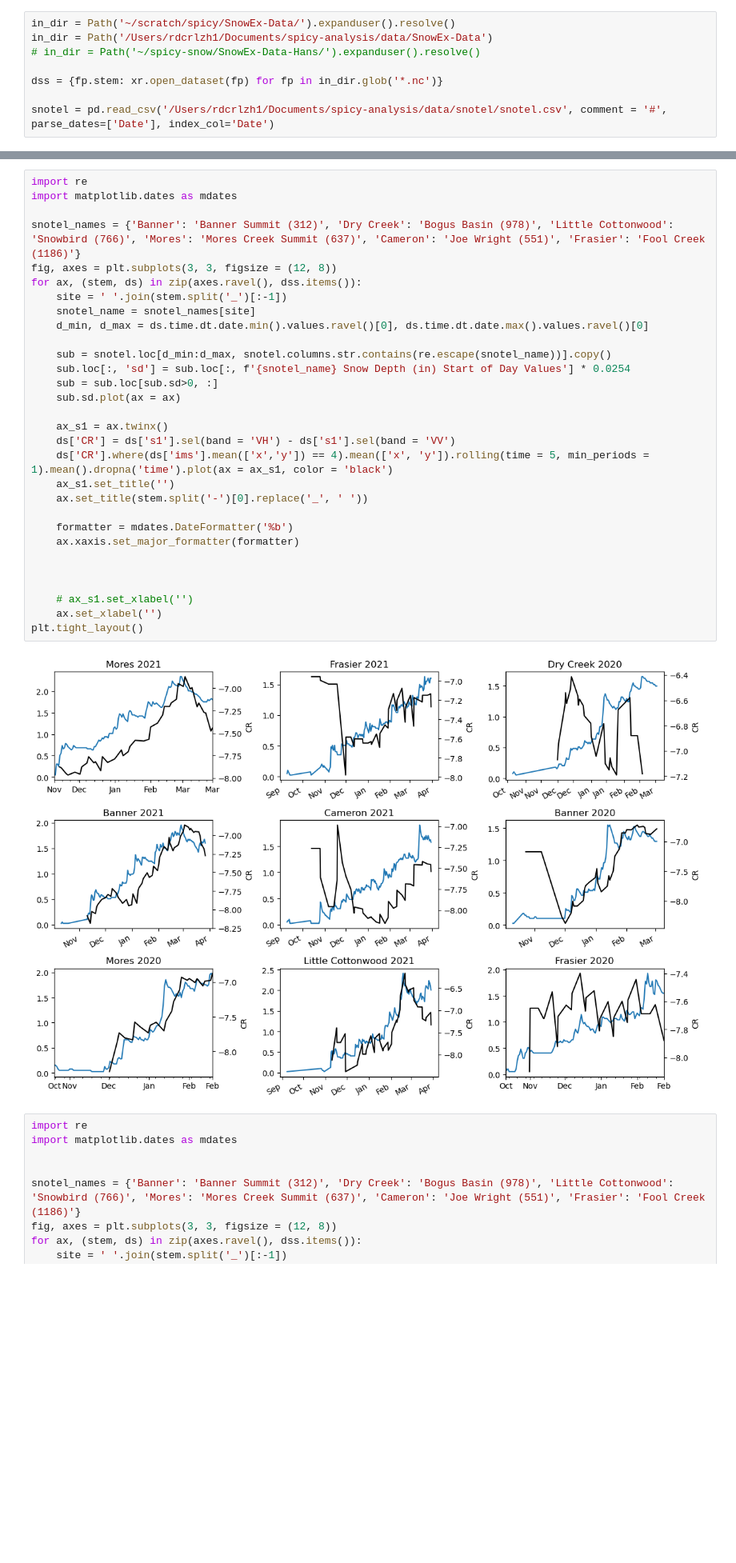
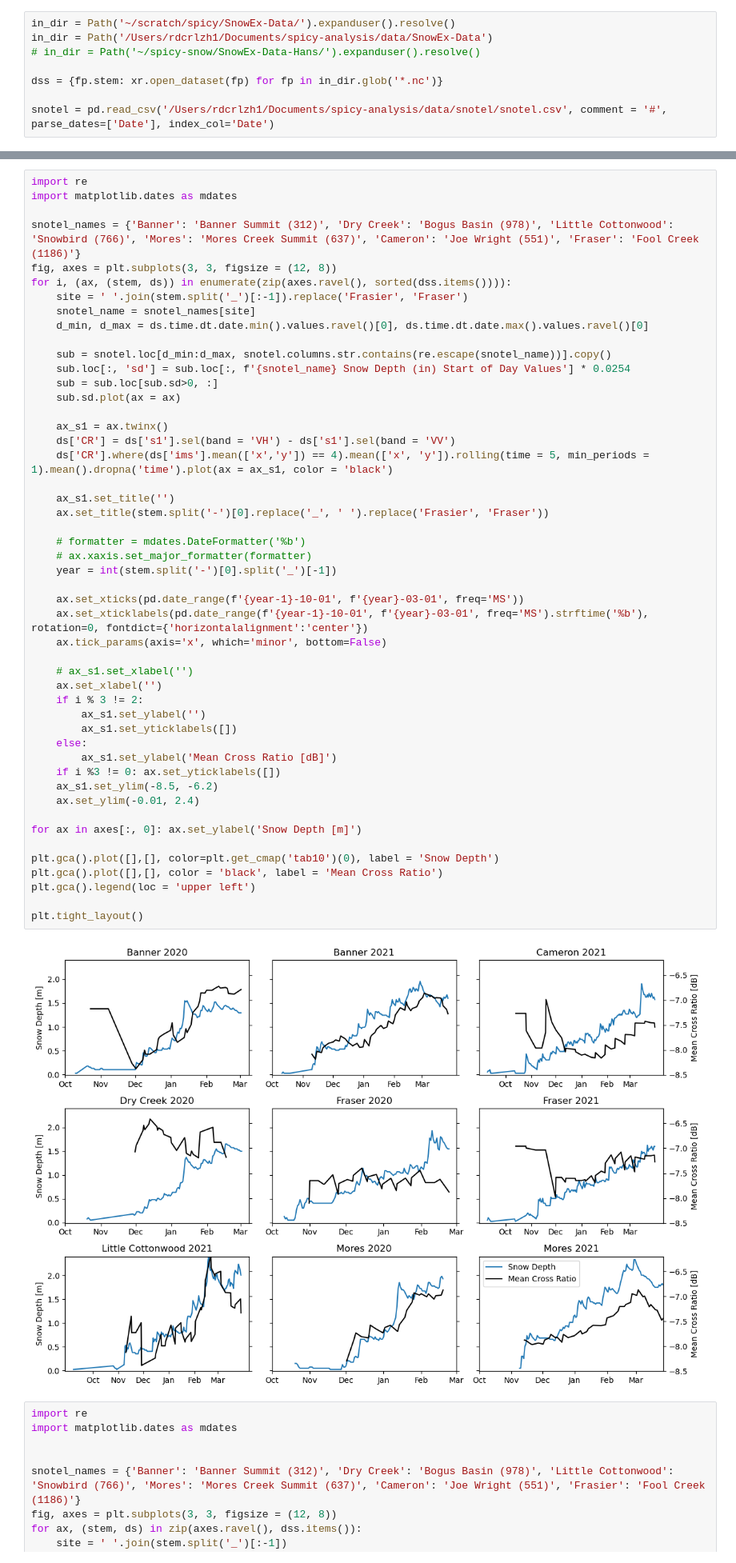
Before and after one commit to ZachHoppinen/spicy-analysis, a Jupyter notebook: src/compare/cr_signal/snotel_compare.ipynb, the cells around one changed output, grey strips where cells are left out. Shown: that part at 80% size. Saved outputs shown, nothing was run; the diff lists cells and outputs as text; blank space fills up the shorter version.

Commit message:
cr figure tweaks

```diff
--- a/src/compare/cr_signal/snotel_compare.ipynb
+++ b/src/compare/cr_signal/snotel_compare.ipynb
@@ -18,35 +22,54 @@ snotel = pd.read_csv('/Users/rdcrlzh1/Documents/spicy-analysis/data/snotel/snote
 # %%
 import re
 import matplotlib.dates as mdates
 
-snotel_names = {'Banner': 'Banner Summit (312)', 'Dry Creek': 'Bogus Basin (978)', 'Little Cottonwood': 'Snowbird (766)', 'Mores': 'Mores Creek Summit (637)', 'Cameron': 'Joe Wright (551)', 'Frasier': 'Fool Creek (1186)'}
+snotel_names = {'Banner': 'Banner Summit (312)', 'Dry Creek': 'Bogus Basin (978)', 'Little Cottonwood': 'Snowbird (766)', 'Mores': 'Mores Creek Summit (637)', 'Cameron': 'Joe Wright (551)', 'Fraser': 'Fool Creek (1186)'}
 fig, axes = plt.subplots(3, 3, figsize = (12, 8))
-for ax, (stem, ds) in zip(axes.ravel(), dss.items()):
-    site = ' '.join(stem.split('_')[:-1])
+for i, (ax, (stem, ds)) in enumerate(zip(axes.ravel(), sorted(dss.items()))):
+    site = ' '.join(stem.split('_')[:-1]).replace('Frasier', 'Fraser')
     snotel_name = snotel_names[site]
     d_min, d_max = ds.time.dt.date.min().values.ravel()[0], ds.time.dt.date.max().values.ravel()[0]
 
     sub = snotel.loc[d_min:d_max, snotel.columns.str.contains(re.escape(snotel_name))].copy()
     sub.loc[:, 'sd'] = sub.loc[:, f'{snotel_name} Snow Depth (in) Start of Day Values'] * 0.0254
     sub = sub.loc[sub.sd>0, :]
     sub.sd.plot(ax = ax)
 
     ax_s1 = ax.twinx()
     ds['CR'] = ds['s1'].sel(band = 'VH') - ds['s1'].sel(band = 'VV')
     ds['CR'].where(ds['ims'].mean(['x','y']) == 4).mean(['x', 'y']).rolling(time = 5, min_periods = 1).mean().dropna('time').plot(ax = ax_s1, color = 'black')
+
     ax_s1.set_title('')
-    ax.set_title(stem.split('-')[0].replace('_', ' '))
+    ax.set_title(stem.split('-')[0].replace('_', ' ').replace('Frasier', 'Fraser'))
 
-    formatter = mdates.DateFormatter('%b')
-    ax.xaxis.set_major_formatter(formatter)
+    # formatter = mdates.DateFormatter('%b')
+    # ax.xaxis.set_major_formatter(formatter)
+    year = int(stem.split('-')[0].split('_')[-1])
 
-
+    ax.set_xticks(pd.date_range(f'{year-1}-10-01', f'{year}-03-01', freq='MS'))
+    ax.set_xticklabels(pd.date_range(f'{year-1}-10-01', f'{year}-03-01', freq='MS').strftime('%b'), rotation=0, fontdict={'horizontalalignment':'center'})
+    ax.tick_params(axis='x', which='minor', bottom=False)
 
     # ax_s1.set_xlabel('')
     ax.set_xlabel('')
+    if i % 3 != 2:
+        ax_s1.set_ylabel('')
+        ax_s1.set_yticklabels([])
+    else:
+        ax_s1.set_ylabel('Mean Cross Ratio [dB]')
+    if i %3 != 0: ax.set_yticklabels([])
+    ax_s1.set_ylim(-8.5, -6.2)
+    ax.set_ylim(-0.01, 2.4)
+
+for ax in axes[:, 0]: ax.set_ylabel('Snow Depth [m]')
+
+plt.gca().plot([],[], color=plt.get_cmap('tab10')(0), label = 'Snow Depth')
+plt.gca().plot([],[], color = 'black', label = 'Mean Cross Ratio')
+plt.gca().legend(loc = 'upper left')
+
 plt.tight_layout()
 # %% [output]
-[figure, old version]
+[figure, new version]
 # %%
 import re
 import matplotlib.dates as mdates
```
Also changed, not shown: parts of 1 cell of this notebook, 1 other file.
